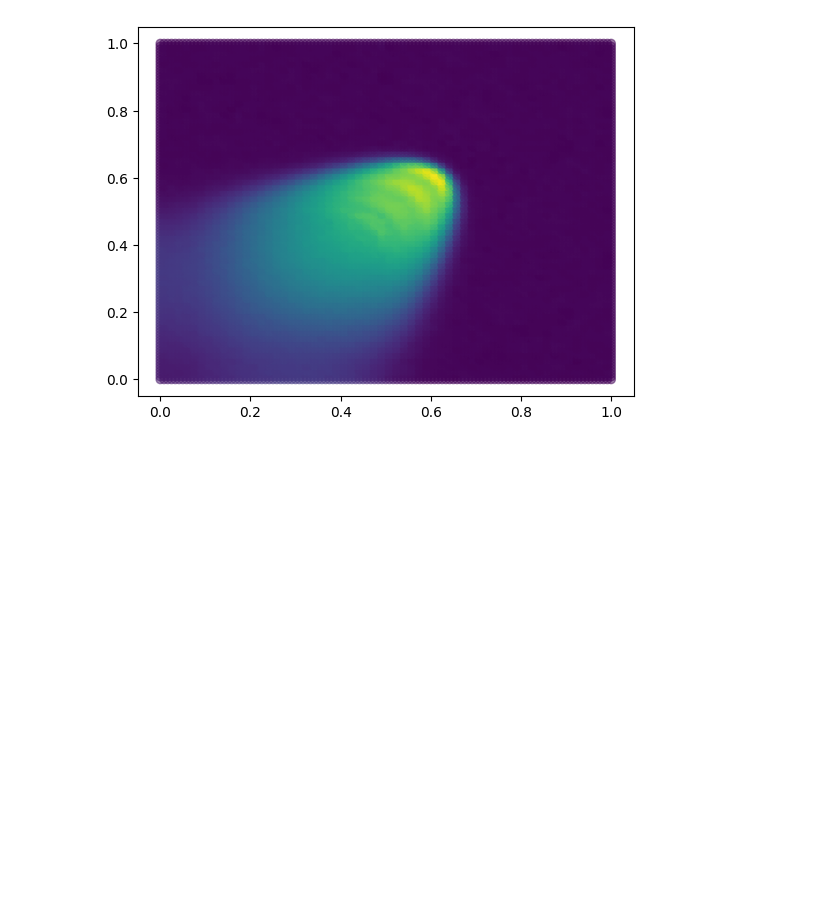
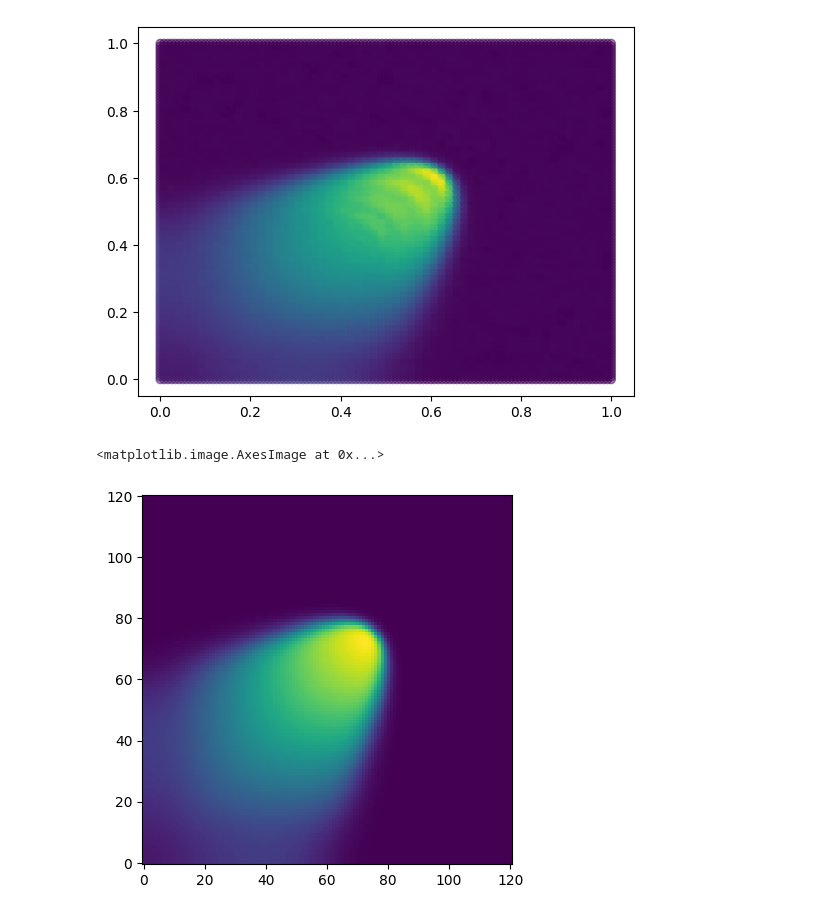
Before and after one commit to peiyichen1995/ROM, a Jupyter notebook: train.ipynb, the cells around one changed output. Drawn from its saved outputs; the diff is of its cells as text; code cells hidden in the pictures; blank space fills up the shorter version.

Commit message:
plot griddata using interpolation

```diff
--- a/train.ipynb
+++ b/train.ipynb
@@ -79,3 +77,27 @@ plt.scatter(coords_x, coords_y, c=approximates[500].detach().cpu(), alpha=0.5)
 # %% [output]
 <matplotlib.collections.PathCollection at 0x...>
 [figure]
+# %%
+import matplotlib.pyplot as plt
+import numpy as np
+from scipy.interpolate import griddata
+
+# data coordinates and values
+x = coords_x.tolist()
+y = coords_y.tolist()
+z = datas[500].tolist()
+
+# target grid to interpolate to
+xi = yi = np.linspace(0,1.0,121)
+xi,yi = np.meshgrid(xi,yi)
+
+# set mask
+# mask = (xi > 0.5) & (xi < 0.6) & (yi > 0.5) & (yi < 0.6)
+
+# interpolate
+zi = griddata((x,y),z,(xi,yi),method='cubic')
+
+plt.imshow(zi,origin='lower')
+# %% [output]
+<matplotlib.image.AxesImage at 0x...>
+[figure, added]
```
Also changed, not shown: parts of 1 cell of this notebook.
